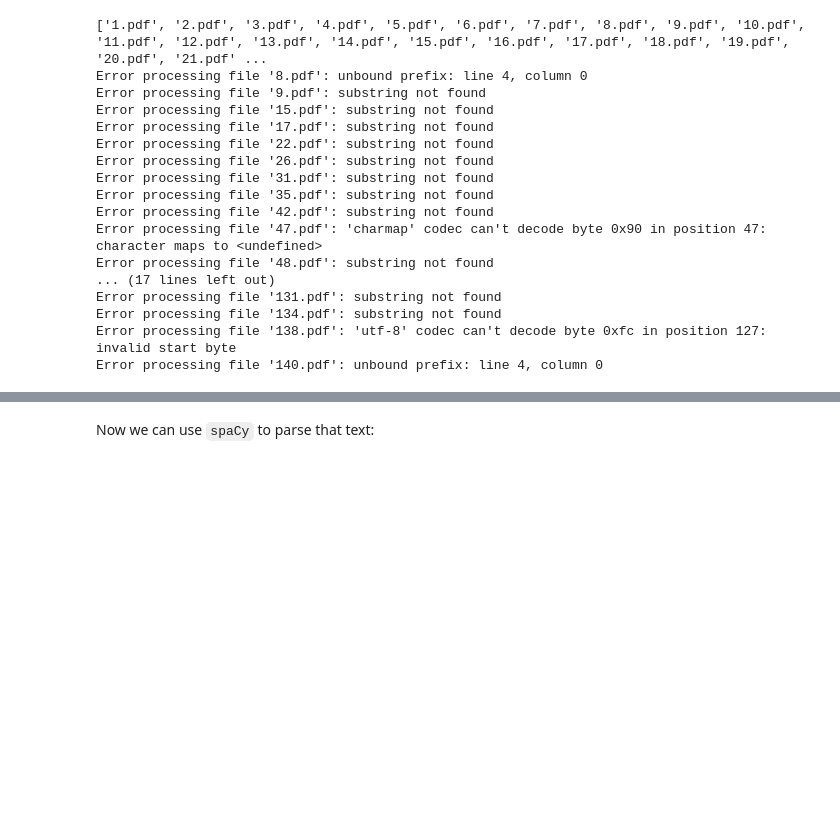
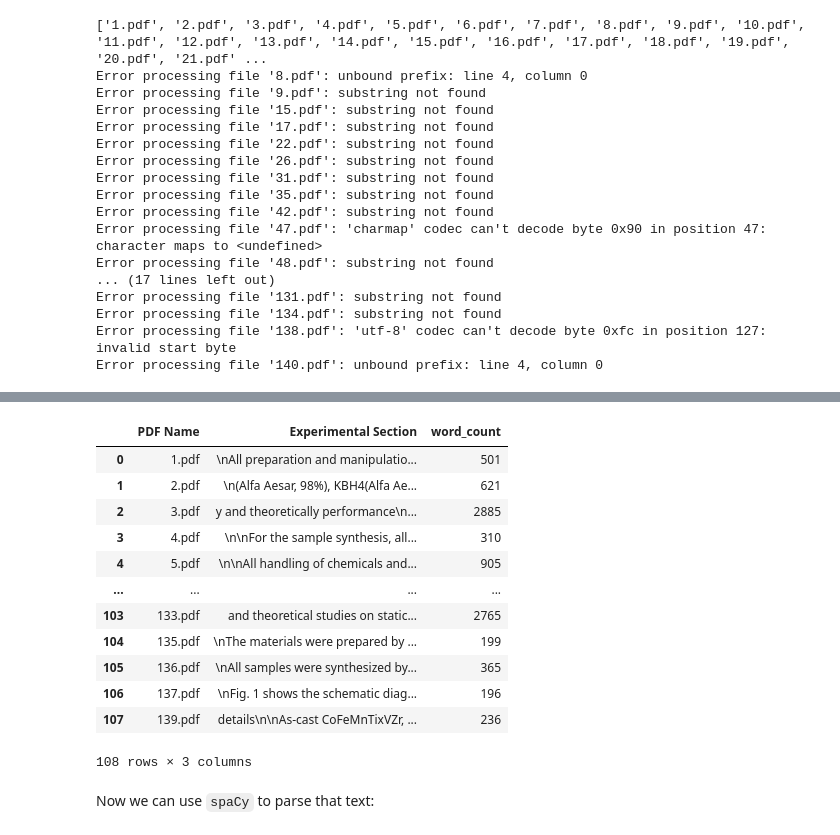
Before and after one commit to catastropiyush/numerical_methods, a Jupyter notebook: Extract_Text_from_PDF.ipynb, the cells around one changed output, grey strips where cells are left out. Saved outputs shown, nothing was run; the diff lists cells and outputs as text; code cells hidden in the pictures; blank space fills up the shorter version.

```diff
--- a/Extract_Text_from_PDF.ipynb
+++ b/Extract_Text_from_PDF.ipynb
@@ -181,0 +203,16 @@ df
+# %%
+df
+# %% [output]
+|  | PDF Name | Experimental Section | word_count |
+| 0 | 1.pdf | \nAll preparation and manipulatio... | 501 |
+| 1 | 2.pdf | \n(Alfa Aesar, 98%), KBH4(Alfa Ae... | 621 |
+| 2 | 3.pdf | y and theoretically performance\n... | 2885 |
+| 3 | 4.pdf | \n\nFor the sample synthesis, all... | 310 |
+| 4 | 5.pdf | \n\nAll handling of chemicals and... | 905 |
+| ... | ... | ... | ... |
+| 103 | 133.pdf | and theoretical studies on static... | 2765 |
+| 104 | 135.pdf | \nThe materials were prepared by ... | 199 |
+| 105 | 136.pdf | \nAll samples were synthesized by... | 365 |
+| 106 | 137.pdf | \nFig. 1 shows the schematic diag... | 196 |
+| 107 | 139.pdf | details\n\nAs-cast CoFeMnTixVZr, ... | 236 |
+108 rows × 3 columns
```
Also changed, not shown: parts of 3 cells of this notebook.
